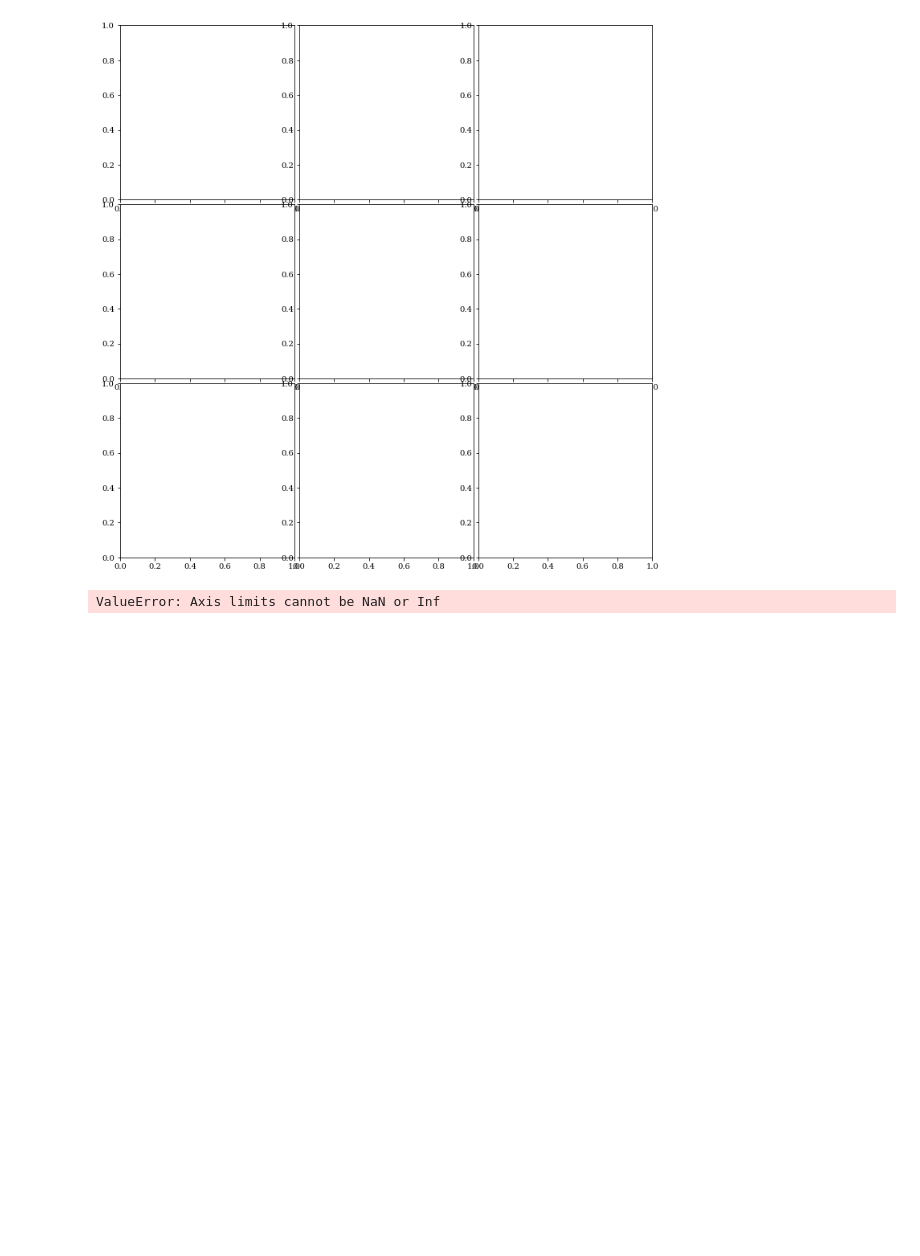
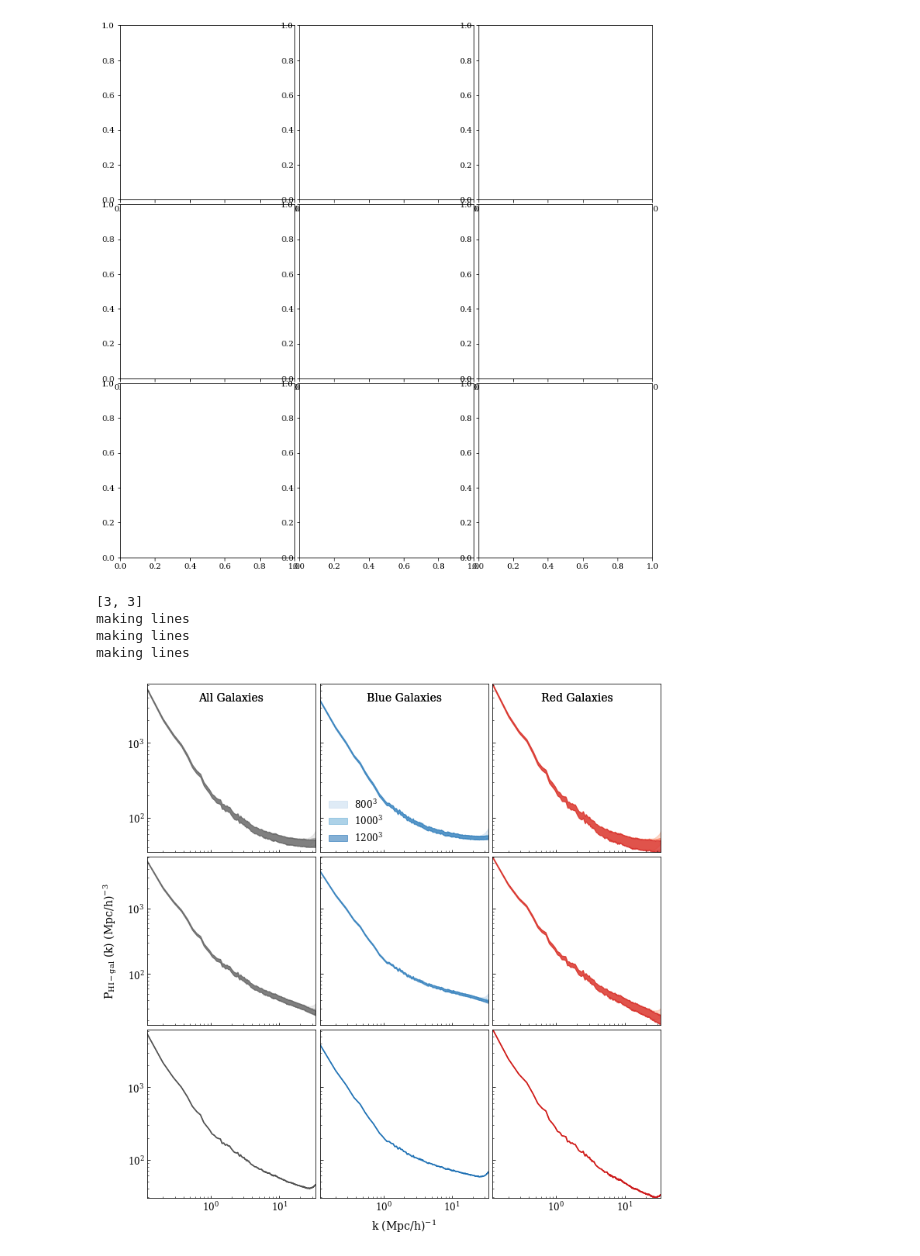
Before and after one commit to calvinosinga/hcolor, a Jupyter notebook: fig_md_analysis/grid_resolution_tests/grid_resolution.ipynb, the cells around one changed output. Cells and saved outputs as stored; diff of their text form; code cells hidden in the pictures; blank space fills up the shorter version.

```diff
--- a/fig_md_analysis/grid_resolution_tests/grid_resolution.ipynb
+++ b/fig_md_analysis/grid_resolution_tests/grid_resolution.ipynb
@@ -54,6 +71,7 @@ low_colors = [i[0] for i in colors]
 mid_colors = [i[1] for i in colors]
 hi_colors = [i[2] for i in colors]
 dim = flib.getDim()
+print(dim)
 for i in range(dim[0]):
     for j in range(dim[1]):
         idx = (i, j)
@@ -65,12 +83,18 @@ for i in range(dim[0]):
             flib.plotFill(idx, {'grid_resolution':1200},
                          fill_kwargs = {'color':hi_colors[j], 'label':'1200$^3$'})
         else:
-            flib.plotLine(idx, 800,
+            print('making lines')
+            flib.plotLine(idx, {'grid_resolution':800},
                          line_kwargs = {'color':low_colors[j], 'label':'800$^3$'})
-            flib.plotLine(idx, 1000,
+            flib.plotLine(idx, {'grid_resolution':800},
                          line_kwargs = {'color':mid_colors[j], 'label':'1000$^3$'})
-            flib.plotLine(idx, 1200,
+            flib.plotLine(idx, {'grid_resolution':800},
                          line_kwargs = {'color':hi_colors[j], 'label':'1200$^3$'})
+# %% [output]
+[3, 3]
+making lines
+making lines
+making lines
 # %%
 # axes
 flib.xLimAdjustToNyquist()
@@ -85,14 +109,15 @@ flib.changeTickParams({'labelsize':12})
 # labels
 colkw = {'fontsize':14}
 legkw = {'fontsize':12, 'loc':'lower left'}
-# flib.colLabels(['Real Space', 'Redshift Space'])
 axiskw = {'fontsize':14}
 xpos = [0.5, flib.yborder[0]/2/flib.figsize[1]]
 ypos = [flib.xborder[0]/3/flib.figsize[0], 0.5]
-flib.colLabels(['Real Space', 'Redshift Space'], txt_kwargs = colkw)
-flib.addLegend(kwargs = legkw)
+flib.colLabels(['All Galaxies', 'Blue Galaxies', 'Red Galaxies'], txt_kwargs = colkw)
+flib.addLegend((0,1), kwargs = legkw)
 flib.axisLabel('x', pos = xpos, txt_kwargs = axiskw)
 axiskw['rotation'] = 'vertical'
 flib.axisLabel('y', pos = ypos, subscript = '\\rm{HI-gal}', txt_kwargs = axiskw)
-# %% [output]
-ValueError: Axis limits cannot be NaN or Inf
+# %%
+fig
+# %% [output]
+[figure, added]
```
Also changed, not shown: parts of 9 cells of this notebook, 29 other files.
